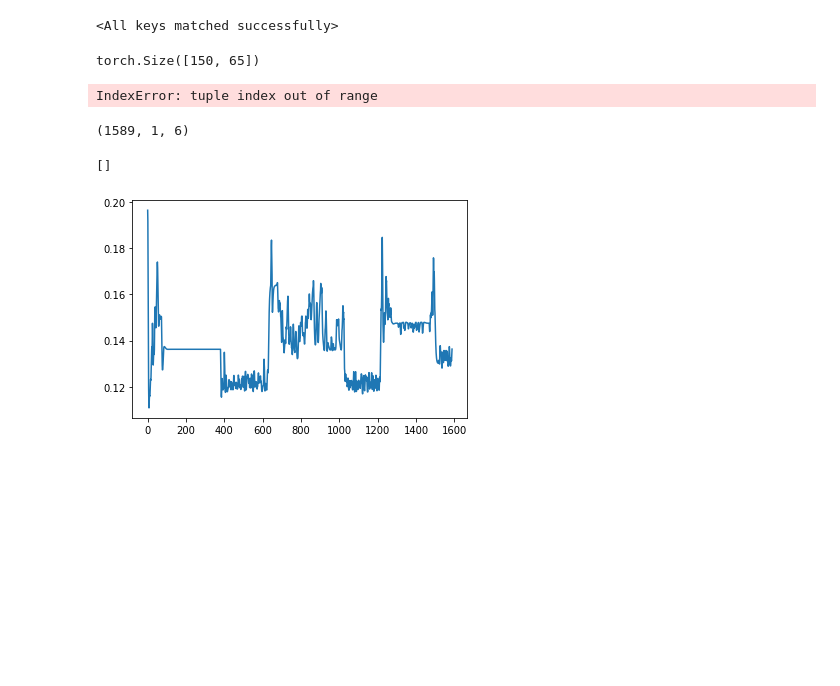
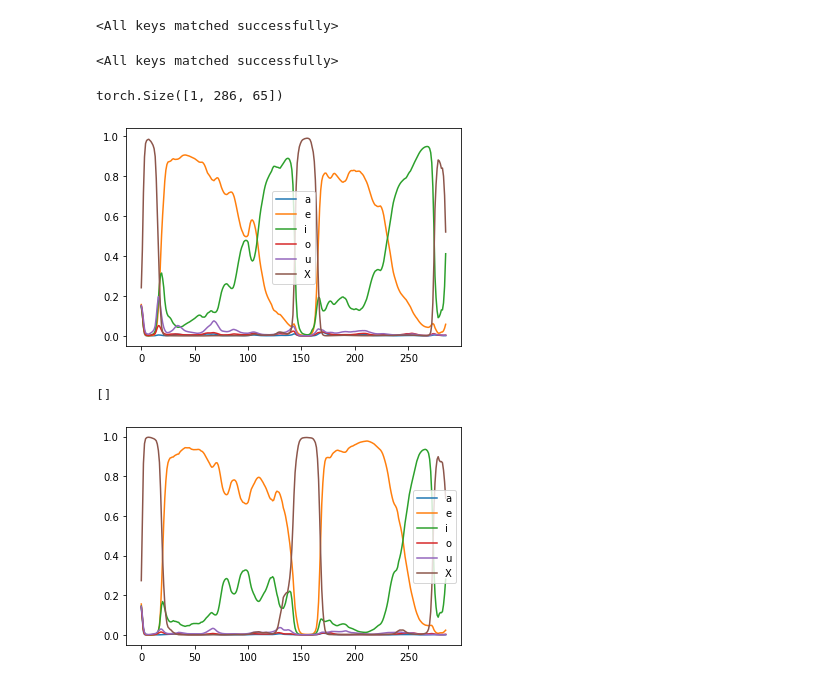
Before and after one commit to EvanSamaa/jali_sing, a Jupyter notebook: Vowel learning.ipynb, the cells around one changed output. Cells and saved outputs as stored; diff of their text form; code cells hidden in the pictures; blank space fills up the shorter version.

```diff
--- a/Vowel learning.ipynb
+++ b/Vowel learning.ipynb
@@ -526,32 +526,45 @@ cp = torch.load("C:/Users/evansamaa/Desktop/Dataset/models/long_sequence_model_s
 model.load_state_dict(cp['model_state_dict'])
 # %% [output]
 <All keys matched successfully>
+# %%
+model2 = LSTM_vowel_recognizer_no_BN()
+cp = torch.load("C:/Users/evansamaa/Desktop/Dataset/models/model_epoch_3040.pt", map_location=torch.device('cpu'))
+model2.load_state_dict(cp['model_state_dict'])
+# %% [output]
+<All keys matched successfully>
 # %%
-# audio_path = "E:/MASC/VocalSet/FULL/female5/long_tones/straight/f5_long_straight_i.wav"
-# sound_arr, sr= librosa.load(audio_path, sr = 44100)
-# sound_arr = (sound_arr-sound_arr.mean())/sound_arr.std()
-# winstep = 441
-# mfcc_feat = psf.mfcc(sound_arr, samplerate=sr, winlen=0.02, nfft = 2*winstep, numcep=13)
-# logfbank_feat = psf.logfbank(sound_arr, samplerate=sr, winlen=0.02, nfft = 2*winstep, nfilt=26)
-# ssc_feat = psf.ssc(sound_arr, samplerate=sr, winlen=0.02, nfft = 2*winstep, nfilt=26)
-# full_feat = np.concatenate([mfcc_feat, logfbank_feat, ssc_feat], axis=1)
-# input_vec = torch.tensor(np.expand_dims(full_feat, axis=1), dtype=torch.float32)
-input_vec = torch.tensor(np.load("C:/Users/evansamaa/Desktop/Dataset/test/1_data.npy", allow_pickle=True), dtype=torch.float32)
+audio_path = "E:/MASC/VocalSet/FULL/female2/arpeggios/belt/f2_arpeggios_belt_a.wav"
+audio_path = "C:/Users/evansamaa/Desktop/E_I_E_I.wav"
+sound_arr, sr= librosa.load(audio_path, sr = 44100)
+sound_arr = (sound_arr-sound_arr.mean())/sound_arr.std()
+winstep = 441
+mfcc_feat = psf.mfcc(sound_arr, samplerate=sr, winlen=0.02, nfft = 2*winstep, numcep=13)
+logfbank_feat = psf.logfbank(sound_arr, samplerate=sr, winlen=0.02, nfft = 2*winstep, nfilt=26)
+ssc_feat = psf.ssc(sound_arr, samplerate=sr, winlen=0.02, nfft = 2*winstep, nfilt=26)
+full_feat = np.concatenate([mfcc_feat, logfbank_feat, ssc_feat], axis=1)
+input_vec = torch.tensor(np.expand_dims(full_feat, axis=0), dtype=torch.float32)
+# input_vec = torch.tensor(np.load("C:/Users/evansamaa/Desktop/Dataset/test/1_data.npy", allow_pickle=True), dtype=torch.float32)
 print(input_vec.shape)
 # %% [output]
-torch.Size([150, 65])
+torch.Size([1, 286, 65])
 # %%
-out = model.test_forward(input_vec).detach().numpy()
+out = model.test_forward(input_vec).detach().numpy()[:, :500, :]
-# %% [output]
-IndexError: tuple index out of range
-# %%
-out.shape
-# %% [output]
-(1589, 1, 6)
-# %%
-plt.plot(out[:, 0, 1])
-# plt.plot(np.argmax(out[:, 0], axis=1))
-plt.plot()
-# %% [output]
-[]
-[figure, removed]
+# %%
+out2 = model2.test_forward(input_vec).detach().numpy()[:, :500, :]
+# %%
+for i in range(0, 6):
+    plt.plot(out[0, :, i], label="aeiouX"[i])
+# plt.plot(np.argmax(out[0, :], axis=1))
+plt.legend()
+plt.plot()
+plt.show()
+
+for i in range(0, 6):
+    plt.plot(out2[0, :, i], label="aeiouX"[i])
+# plt.plot(np.argmax(out[0, :], axis=1))
+plt.legend()
+plt.plot()
+# %% [output]
+[figure, added]
+[]
+[figure, added]
```
Also changed, not shown: parts of 1 cell of this notebook, 2 other files.
